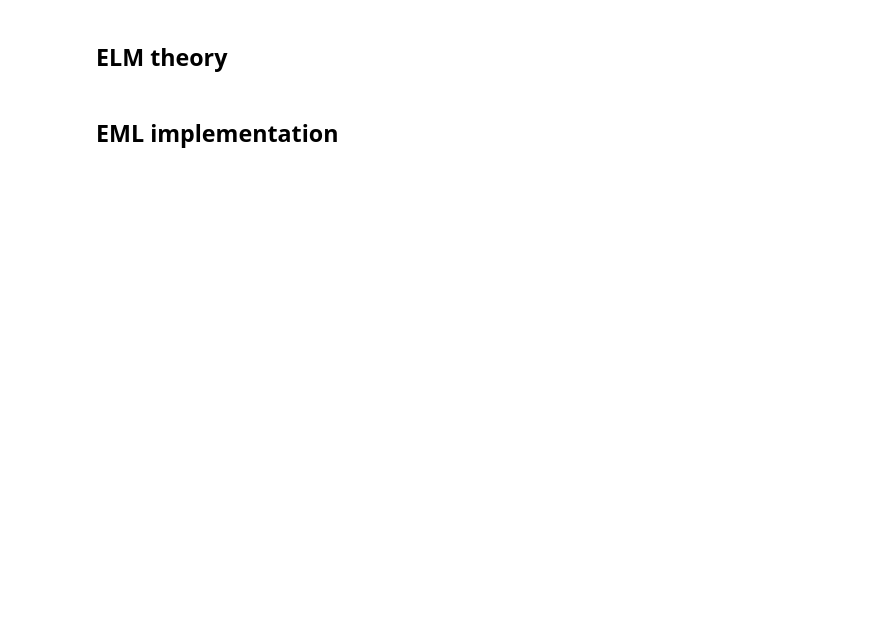
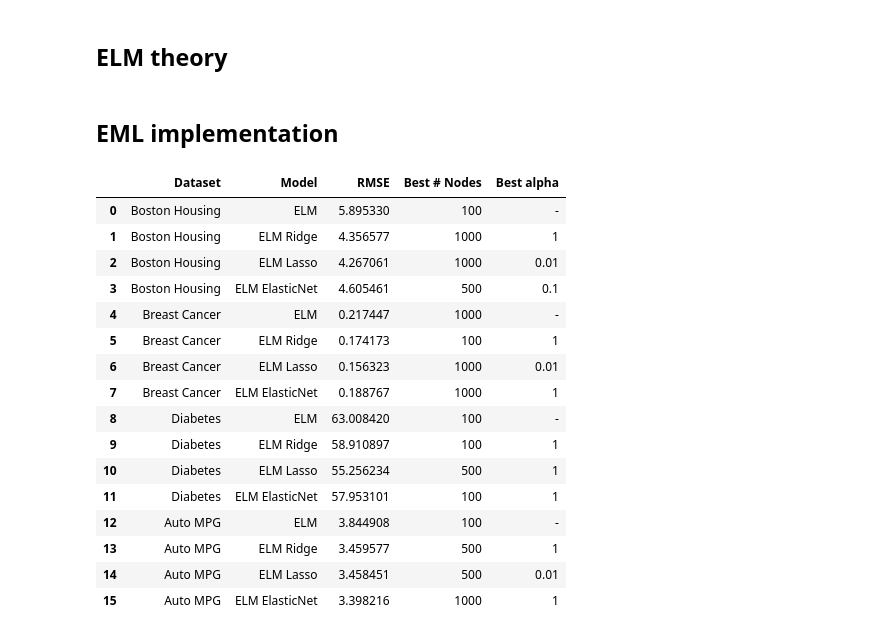
Before and after one commit to Quan1995417/relm, a Jupyter notebook: ELMs.ipynb, the cells around one changed output. Saved outputs shown, nothing was run; the diff lists cells and outputs as text; code cells hidden in the pictures; blank space fills up the shorter version.

```diff
--- a/ELMs.ipynb
+++ b/ELMs.ipynb
@@ -91,6 +92,32 @@ def get_boston_dataset():
     return X, y
 
 
+def get_breast_cancer():
+    breast = load_breast_cancer()
+    X = pd.DataFrame(breast.data, columns=breast.feature_names)
+    y = breast.target.reshape(-1, 1)
+    return X, y
+
+
+def get_diabetes():
+    diabetes = load_diabetes()
+    X = pd.DataFrame(diabetes.data, columns=diabetes.feature_names)
+    y = diabetes.target.reshape(-1, 1)
+    return X, y
+
+
+def get_auto_mpg():
+    auto_mpg = pd.read_csv('https://archive.ics.uci.edu/ml/machine-learning-databases/auto-mpg/auto-mpg.data',
+                           delim_whitespace=True,
+                           header=None)
+    auto_mpg = auto_mpg[auto_mpg.iloc[:, 3] != '?']
+
+    X = auto_mpg.iloc[:, 1:8]
+    y = auto_mpg.iloc[:, 0].values.reshape(-1, 1)
+
+    return X, y
+
+
 def one_hot_encode_column(X, col):
     chas_encoded = LabelEncoder().fit_transform(X[col]).reshape(-1, 1)
     chas_dummy = OneHotEncoder(sparse=False).fit_transform(chas_encoded)
@@ -194,4 +224,23 @@ for dataset_name, dataset_getter in datasets:
 
         results.append((dataset_name, model_info['name'], best_mean_rmse, best_n_hidden, best_alpha))
 # %%
-pd.DataFrame(results, columns=['Dataset', 'Model', 'RMSE', 'Best # Nodes', 'Best alpha'])
+results_df = pd.DataFrame(results, columns=['Dataset', 'Model', 'RMSE', 'Best # Nodes', 'Best alpha'])
+results_df
+# %% [output]
+|  | Dataset | Model | RMSE | Best # Nodes | Best alpha |
+| 0 | Boston Housing | ELM | 5.895330 | 100 | - |
+| 1 | Boston Housing | ELM Ridge | 4.356577 | 1000 | 1 |
+| 2 | Boston Housing | ELM Lasso | 4.267061 | 1000 | 0.01 |
+| 3 | Boston Housing | ELM ElasticNet | 4.605461 | 500 | 0.1 |
+| 4 | Breast Cancer | ELM | 0.217447 | 1000 | - |
+| 5 | Breast Cancer | ELM Ridge | 0.174173 | 100 | 1 |
+| 6 | Breast Cancer | ELM Lasso | 0.156323 | 1000 | 0.01 |
+| 7 | Breast Cancer | ELM ElasticNet | 0.188767 | 1000 | 1 |
+| 8 | Diabetes | ELM | 63.008420 | 100 | - |
+| 9 | Diabetes | ELM Ridge | 58.910897 | 100 | 1 |
+| 10 | Diabetes | ELM Lasso | 55.256234 | 500 | 1 |
+| 11 | Diabetes | ELM ElasticNet | 57.953101 | 100 | 1 |
+| 12 | Auto MPG | ELM | 3.844908 | 100 | - |
+| 13 | Auto MPG | ELM Ridge | 3.459577 | 500 | 1 |
+| 14 | Auto MPG | ELM Lasso | 3.458451 | 500 | 0.01 |
+| 15 | Auto MPG | ELM ElasticNet | 3.398216 | 1000 | 1 |
```
Also changed, not shown: parts of 5 cells of this notebook.
